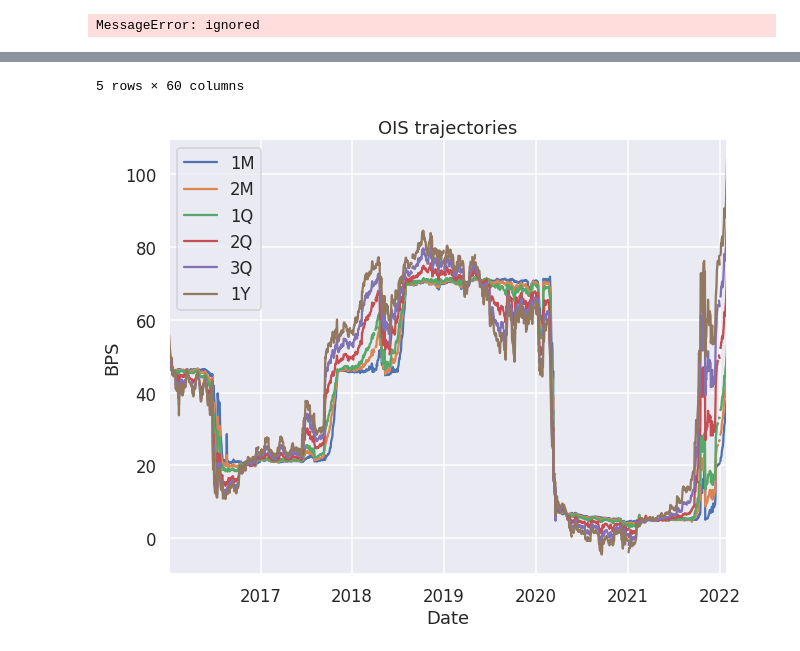
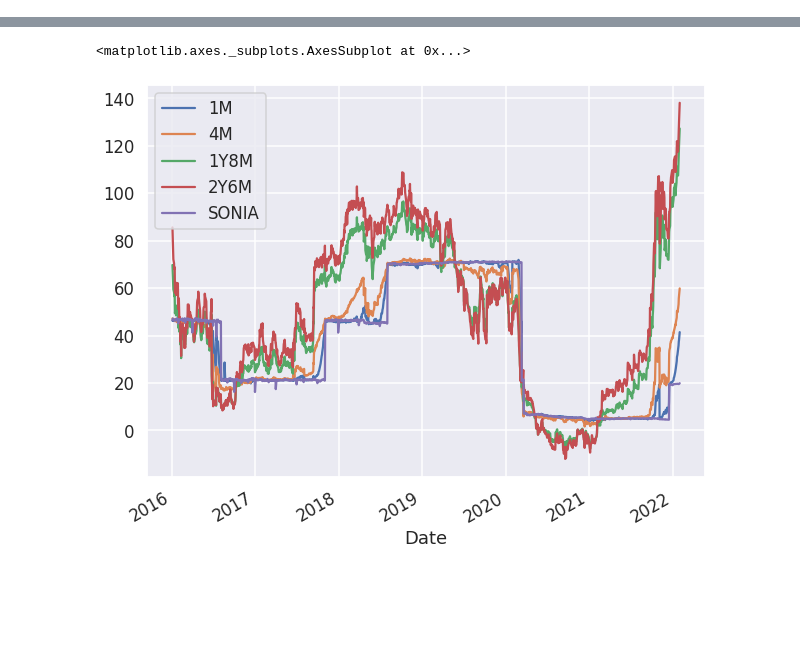
Before and after one commit to PiotMik/OIS_curve_modeling, a Jupyter notebook: OIS_Curve_modelling.ipynb, the cells around one changed output, grey strips where cells are left out. Saved outputs shown, nothing was run; the diff lists cells and outputs as text; code cells hidden in the pictures; blank space fills up the shorter version.

```diff
--- a/OIS_Curve_modelling.ipynb
+++ b/OIS_Curve_modelling.ipynb
@@ -10,13 +10,9 @@ import os
 sns.set()
 sns.set_context('talk')
 plt.rcParams['figure.figsize'] = (10, 8)
-# %%
-from google.colab import drive
-drive.mount('/content/drive', force_remount=True)
-# %% [output]
-MessageError: ignored
 # %%
-data_path = '/content/drive/MyDrive/Shared Folder/OIS/'
+ois_url = 'https://raw.githubusercontent.com/PiotMik/OIS_curve_modeling/main/OIS%20spot.csv'
+sonia_url = 'https://raw.githubusercontent.com/PiotMik/OIS_curve_modeling/main/SONIA.csv'
 
 def tenor_parser(month_number: int):
   """
@@ -33,22 +29,24 @@ def tenor_parser(month_number: int):
     Formatted string
   """
   years = np.floor(month_number/12)
-  quarters = np.floor((month_number - 12*years)/3)
-  months = (month_number - 12*years - quarters*3)
+  months = (month_number - 12*years)
 
   y_str = f"{int(years)}Y" * int(years > 0)
-  q_str = f"{int(quarters)}Q" * int(quarters > 0)
   m_str = f"{int(months)}M" * int(months > 0)
 
-  return y_str + q_str + m_str
+  return y_str + m_str
 
 
-ois = pd.read_csv(os.path.join(data_path, 'OIS spot.csv'),
+ois = pd.read_csv(ois_url,
                   index_col= ['Maturity'], parse_dates=True, dayfirst=True)
-ois = ois*100.0
-
+ois = ois.sort_index()*100.0
 ois.columns = [tenor_parser(int(month)) for month in ois.columns]
 ois.index.name = 'Date'
 
-ois.tail()
+sonia = pd.read_csv(sonia_url,
+                    index_col=['Date'], parse_dates=True, dayfirst=True)
+sonia = sonia.sort_index()* 100.0
+
+rates = pd.concat([sonia, ois], axis = 1).dropna()
+rates.iloc[:, [1, 4, 20, 30, 0]].plot()
 # %% [output]
@@ -62,10 +53,2 @@ ois.tail()
-5 rows × 60 columns
+<matplotlib.axes._subplots.AxesSubplot at 0x...>
+[figure, added]
-# %%
-tenor_subset = ['1M', '2M', '1Q', '2Q', '3Q', '1Y']
-df = ois[tenor_subset]
-df.plot()
-plt.ylabel('BPS')
-plt.xlabel('Date')
-_ = plt.title('OIS trajectories')
-# %% [output]
-[figure, removed]
```
Also changed, not shown: parts of 6 cells of this notebook.
